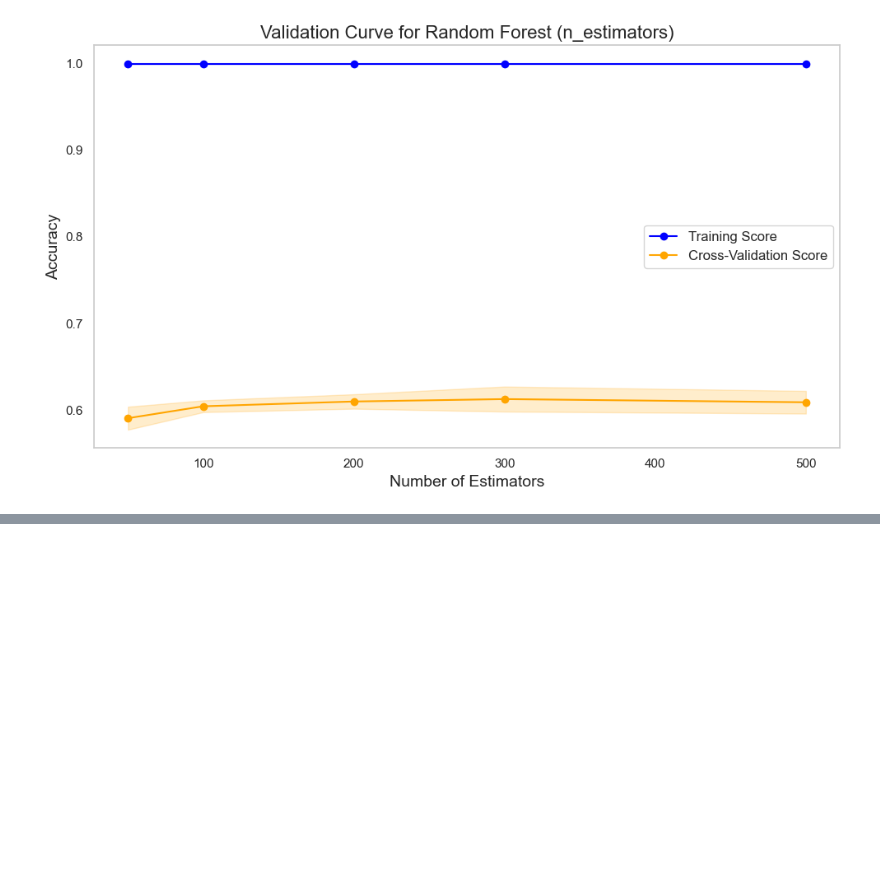
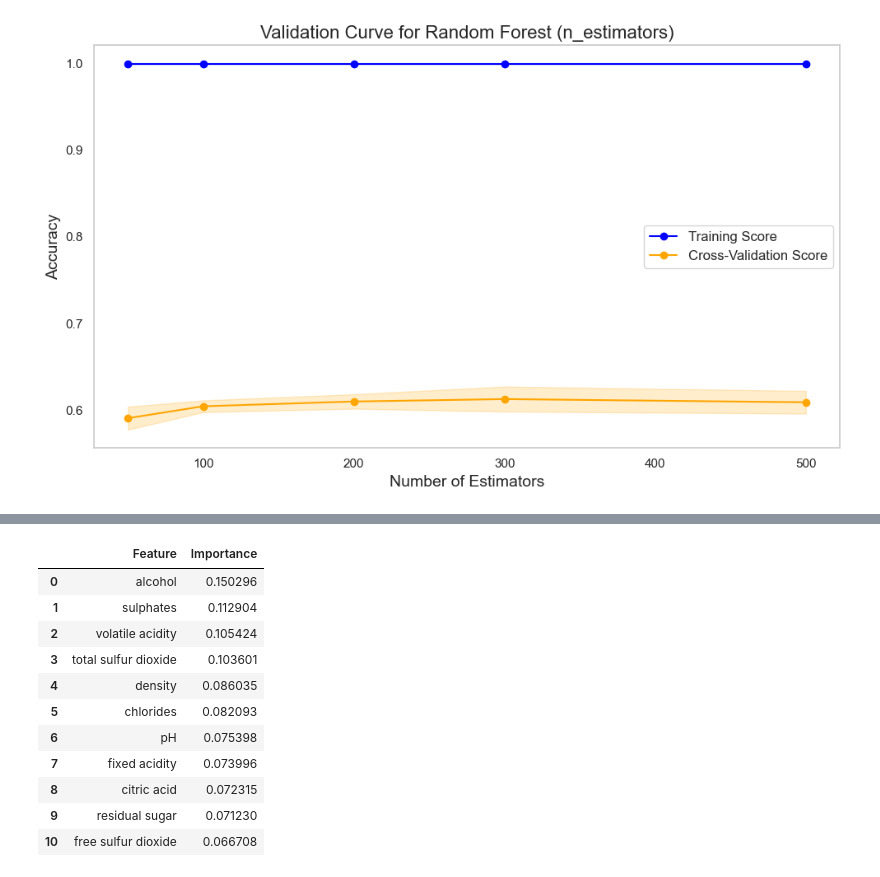
Before and after one commit to Devin-Shrode/Wine-Quality, a Jupyter notebook: PredictingtheQualityofRedWine_final.ipynb, the cells around one changed output, grey strips where cells are left out. Drawn from its saved outputs; the diff is of its cells as text; code cells hidden in the pictures; blank space fills up the shorter version.

```diff
--- a/PredictingtheQualityofRedWine_final.ipynb
+++ b/PredictingtheQualityofRedWine_final.ipynb
@@ -1289,0 +1302,29 @@ While the refined Random Forest model maintained a reasonable overall accuracy o
+# %%
+# Calculate feature importance for the Random Forest model
+random_forest_model = best_estimators["Random Forest"]
+
+# Get feature importance values
+feature_importances = random_forest_model.feature_importances_
+
+# Combine feature names with their importance
+feature_importance_df = pd.DataFrame({
+    "Feature": X_train.columns,
+    "Importance": feature_importances
+}).sort_values(by="Importance", ascending=False)
+
+# Save it for markdown integration and Display the feature importance
+feature_importance_df.reset_index(drop=True, inplace=True)
+feature_importance_df
+# %% [output]
+|  | Feature | Importance |
+| 0 | alcohol | 0.150296 |
+| 1 | sulphates | 0.112904 |
+| 2 | volatile acidity | 0.105424 |
+| 3 | total sulfur dioxide | 0.103601 |
+| 4 | density | 0.086035 |
+| 5 | chlorides | 0.082093 |
+| 6 | pH | 0.075398 |
+| 7 | fixed acidity | 0.073996 |
+| 8 | citric acid | 0.072315 |
+| 9 | residual sugar | 0.071230 |
+| 10 | free sulfur dioxide | 0.066708 |
```
Also changed, not shown: parts of 9 cells of this notebook.
